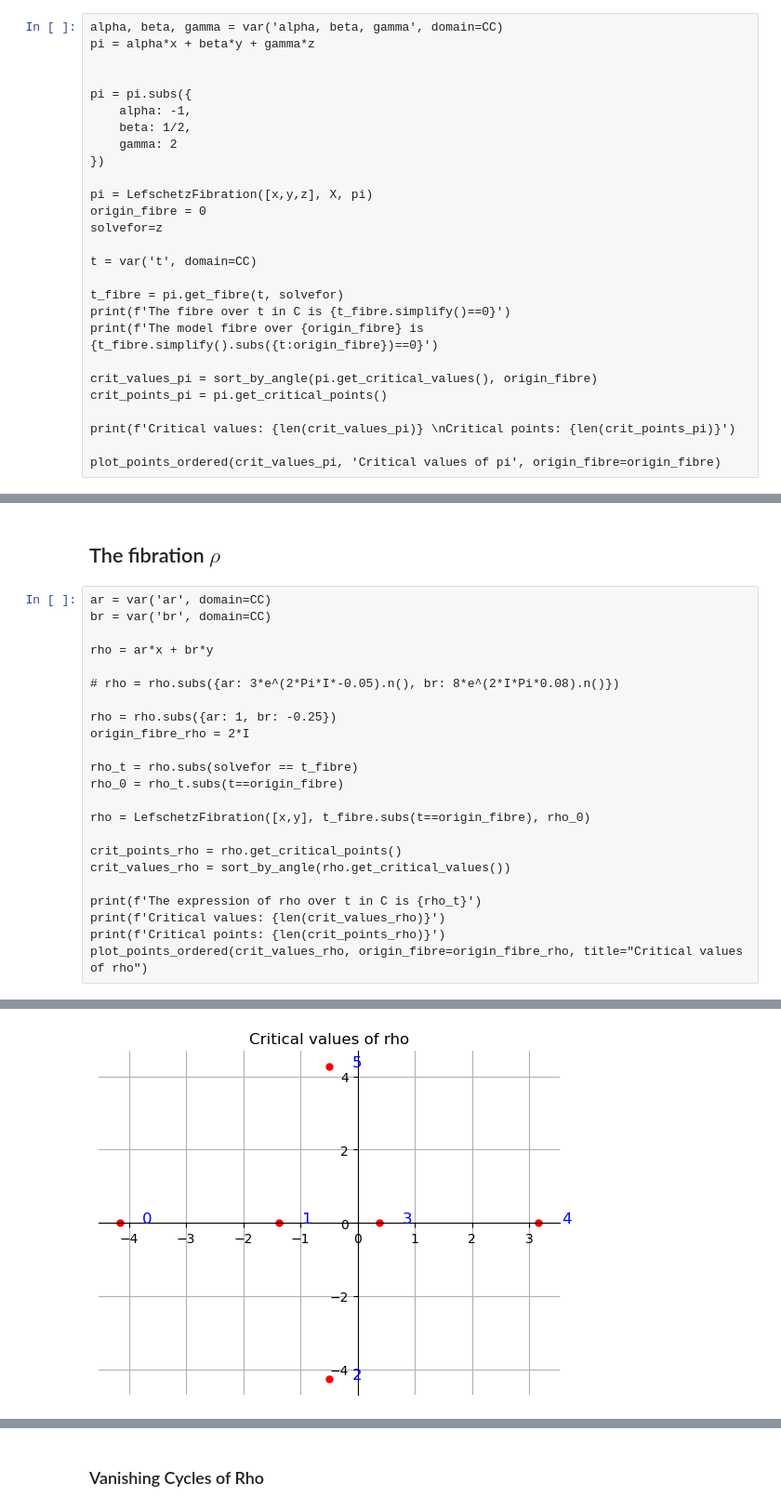
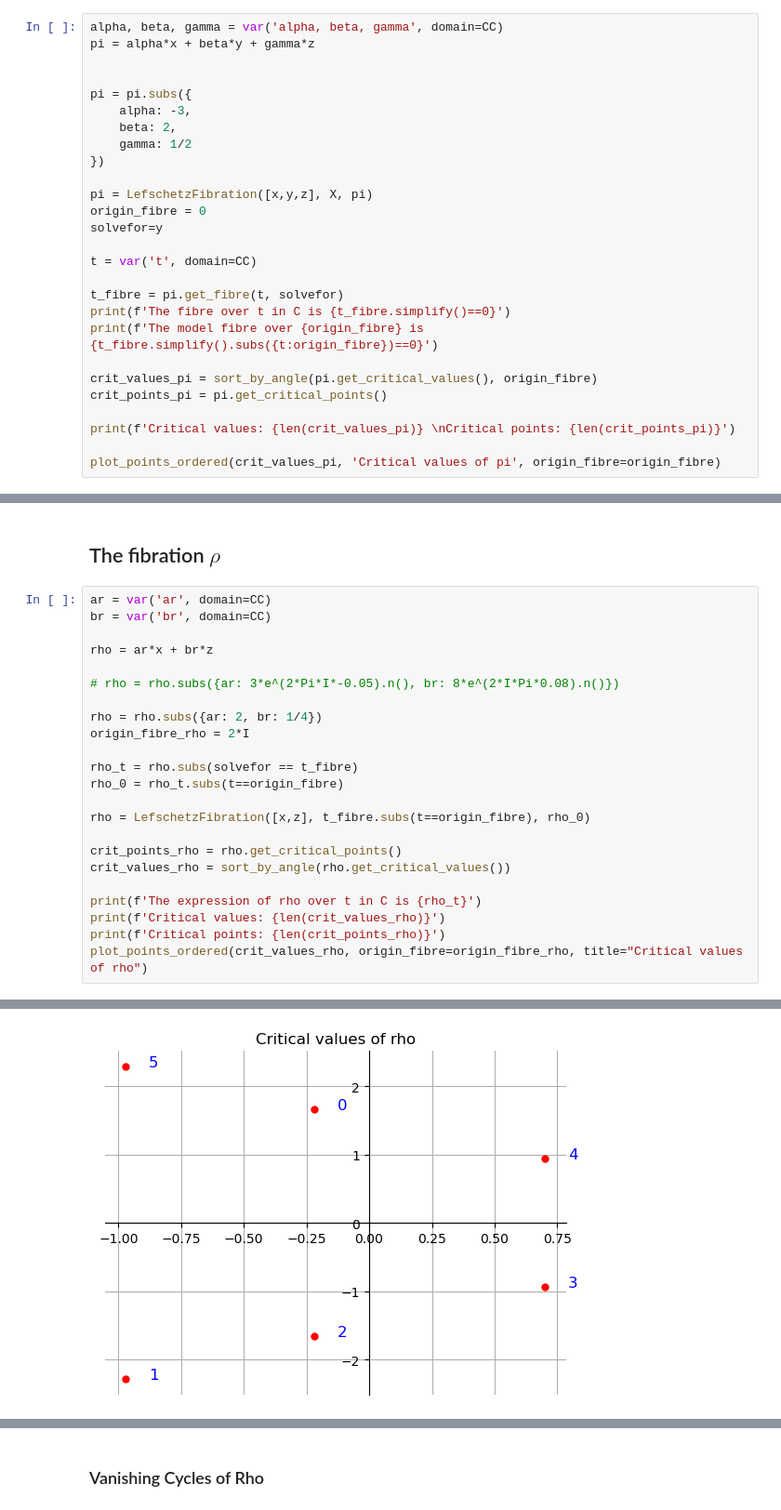
Before and after one commit to ViveLeFrance/Painlev-, a Jupyter notebook: p3d7.ipynb, the cells around one changed output, grey strips where cells are left out. Shown at 93% size. Saved outputs shown, nothing was run; the diff lists cells and outputs as text.

```diff
--- a/p3d7.ipynb
+++ b/p3d7.ipynb
@@ -24,14 +27,14 @@ pi = alpha*x + beta*y + gamma*z
 
 
 pi = pi.subs({
-    alpha: -1,
-    beta: 1/2,
-    gamma: 2
+    alpha: -3,
+    beta: 2,
+    gamma: 1/2
 })
 
 pi = LefschetzFibration([x,y,z], X, pi)
 origin_fibre = 0
-solvefor=z
+solvefor=y
 
 t = var('t', domain=CC)
 
@@ -89,17 +86,17 @@ Basis matrix:
 ar = var('ar', domain=CC)
 br = var('br', domain=CC)
 
-rho = ar*x + br*y
+rho = ar*x + br*z
 
 # rho = rho.subs({ar: 3*e^(2*Pi*I*-0.05).n(), br: 8*e^(2*I*Pi*0.08).n()})
 
-rho = rho.subs({ar: 1, br: -0.25})
+rho = rho.subs({ar: 2, br: 1/4})
 origin_fibre_rho = 2*I
 
 rho_t = rho.subs(solvefor == t_fibre)
 rho_0 = rho_t.subs(t==origin_fibre)
 
-rho = LefschetzFibration([x,y], t_fibre.subs(t==origin_fibre), rho_0)
+rho = LefschetzFibration([x,z], t_fibre.subs(t==origin_fibre), rho_0)
 
 crit_points_rho = rho.get_critical_points()
 crit_values_rho = sort_by_angle(rho.get_critical_values())
@@ -117,4 +112,4 @@ Critical points: 6
-[figure, old version]
+[figure, new version]
 # %%
 a_path = pl_path([1], steps=70)
 b_path = pl_path([-0.01,-0.5], steps=70)
```
Also changed, not shown: parts of 7 cells of this notebook, 12 other files.
